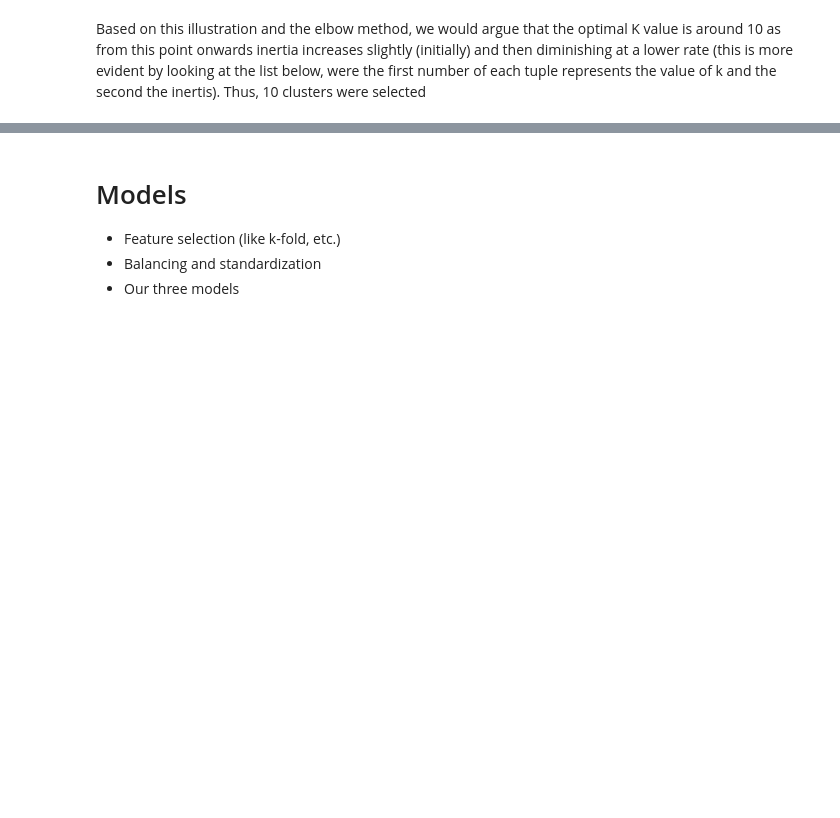
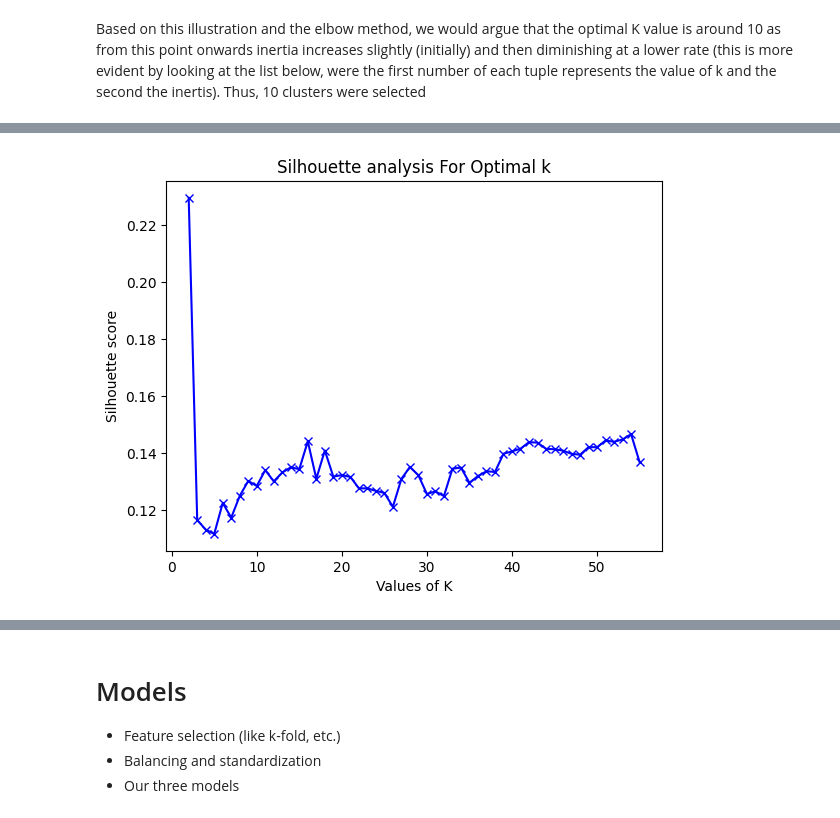
Before and after one commit to kimvkemenade/DM_team16, a Jupyter notebook: DM_Assignment_2.ipynb, the cells around one changed output, grey strips where cells are left out. Saved outputs shown, nothing was run; the diff lists cells and outputs as text; code cells hidden in the pictures; blank space fills up the shorter version.

```diff
--- a/DM_Assignment_2.ipynb
+++ b/DM_Assignment_2.ipynb
@@ -458 +491,21 @@ plt.show()
+# %%
+range_n_clusters = range(2, 56)
+silhouette_avg = []
+for num_clusters in range_n_clusters:
+
+ # initialise kmeans
+ kmeans = KMeans(n_clusters=num_clusters, random_state=123)
+ kmeans.fit(marketing_df_normalized)
+ cluster_labels = kmeans.labels_
+
+ # silhouette score
+ silhouette_avg.append(silhouette_score(marketing_df_normalized, cluster_labels))
+
+plt.plot(range_n_clusters,silhouette_avg,'bx-')
+plt.xlabel('Values of K')
+plt.ylabel('Silhouette score')
+plt.title('Silhouette analysis For Optimal k')
+plt.show()
+# %% [output]
+[figure, added]
 # %%
```
Also changed, not shown: parts of 18 cells of this notebook.
